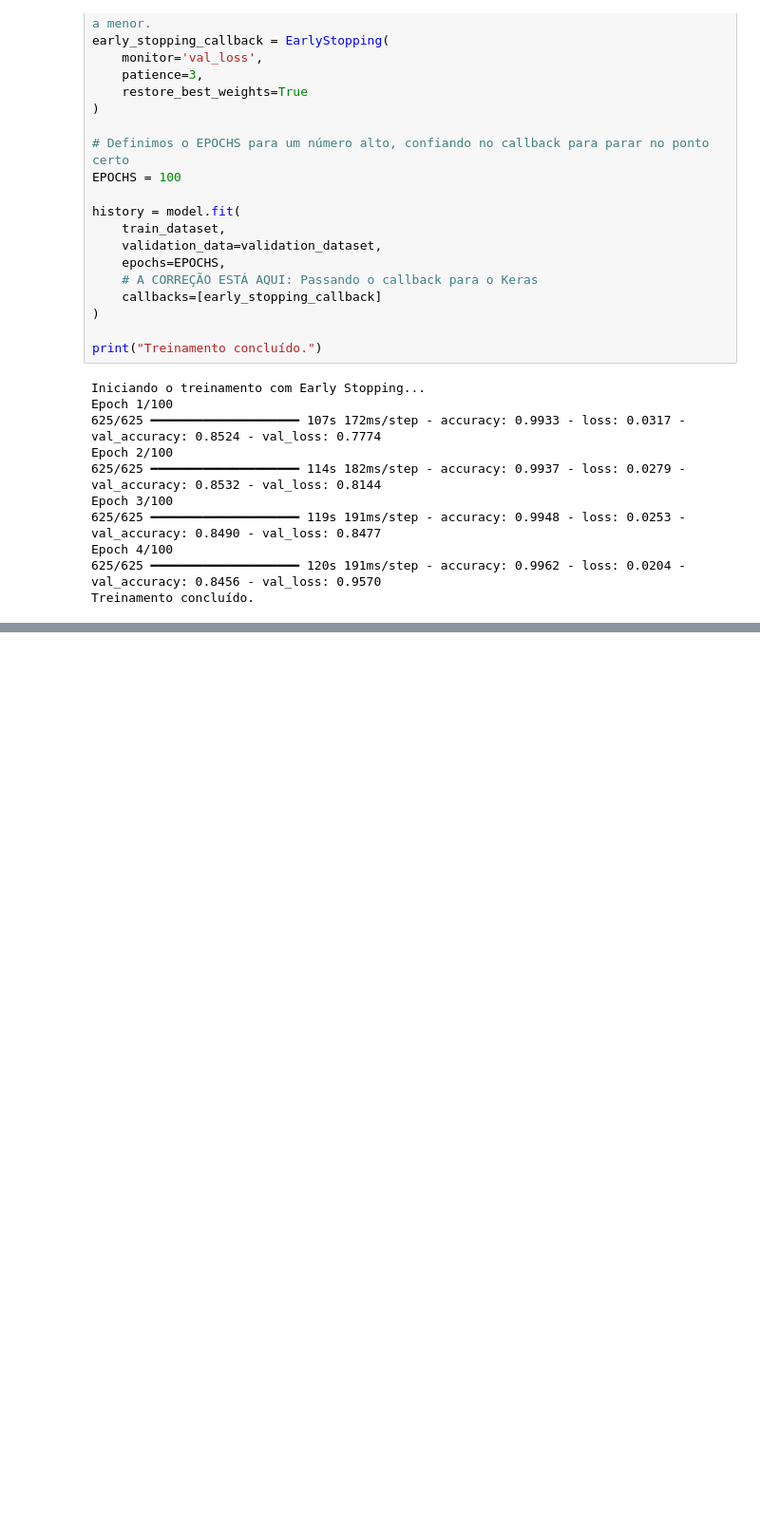
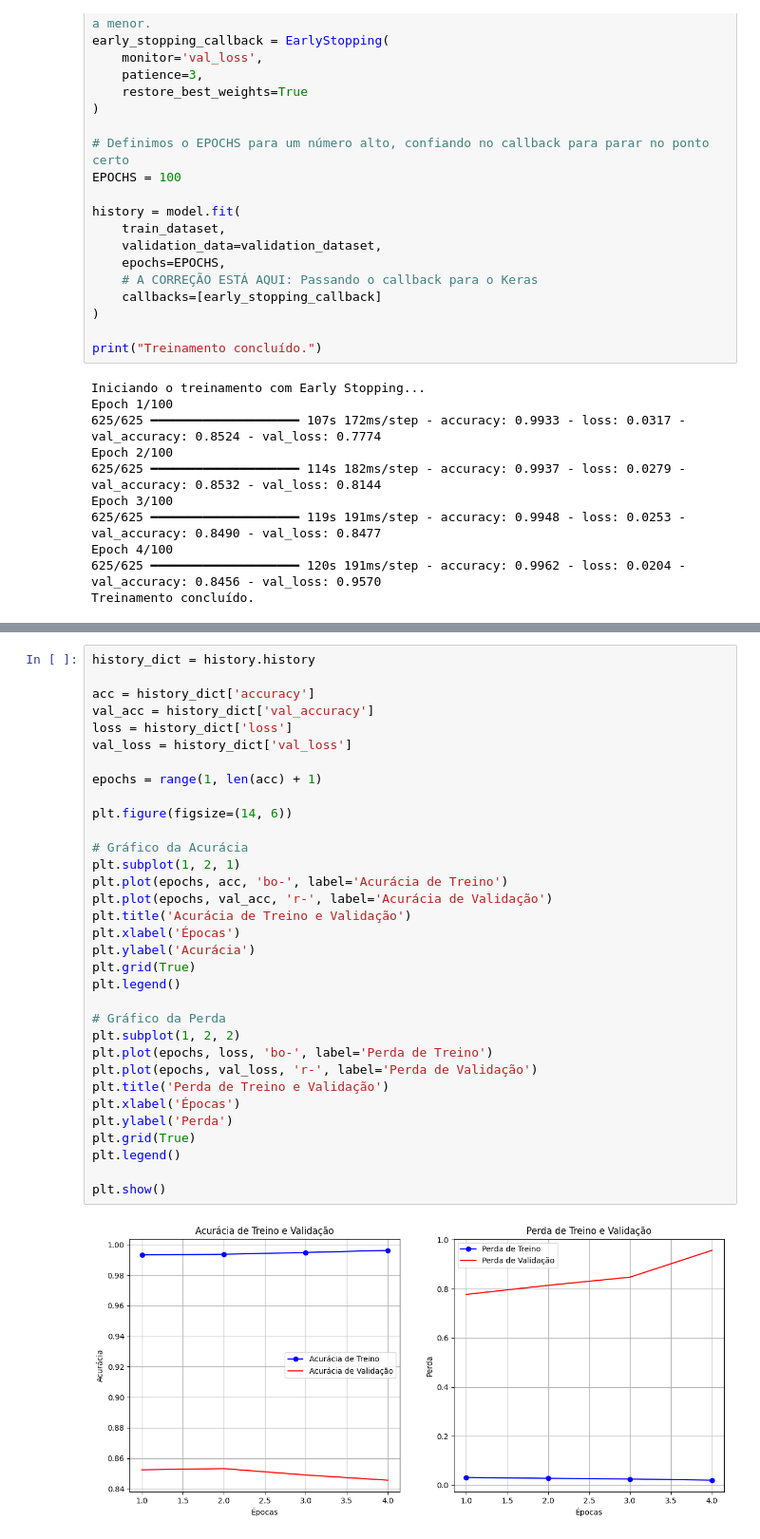
Before and after one commit to alex3ai/classificador-sentimentos-rnn, a Jupyter notebook: notebook.ipynb, the cells around one changed output, grey strips where cells are left out. Shown: that part at 95% size. Drawn from its saved outputs; the diff is of its cells as text; blank space fills up the shorter version.

Commit message:
chore: add training visualization plots and evaluation code

```diff
--- a/notebook.ipynb
+++ b/notebook.ipynb
@@ -252,0 +265,35 @@ Treinamento concluído.
+# %%
+history_dict = history.history
+
+acc = history_dict['accuracy']
+val_acc = history_dict['val_accuracy']
+loss = history_dict['loss']
+val_loss = history_dict['val_loss']
+
+epochs = range(1, len(acc) + 1)
+
+plt.figure(figsize=(14, 6))
+
+# Gráfico da Acurácia
+plt.subplot(1, 2, 1)
+plt.plot(epochs, acc, 'bo-', label='Acurácia de Treino')
+plt.plot(epochs, val_acc, 'r-', label='Acurácia de Validação')
+plt.title('Acurácia de Treino e Validação')
+plt.xlabel('Épocas')
+plt.ylabel('Acurácia')
+plt.grid(True)
+plt.legend()
+
+# Gráfico da Perda
+plt.subplot(1, 2, 2)
+plt.plot(epochs, loss, 'bo-', label='Perda de Treino')
+plt.plot(epochs, val_loss, 'r-', label='Perda de Validação')
+plt.title('Perda de Treino e Validação')
+plt.xlabel('Épocas')
+plt.ylabel('Perda')
+plt.grid(True)
+plt.legend()
+
+plt.show()
+# %% [output]
+[figure, added]
```
Also changed, not shown: parts of 2 cells of this notebook.
